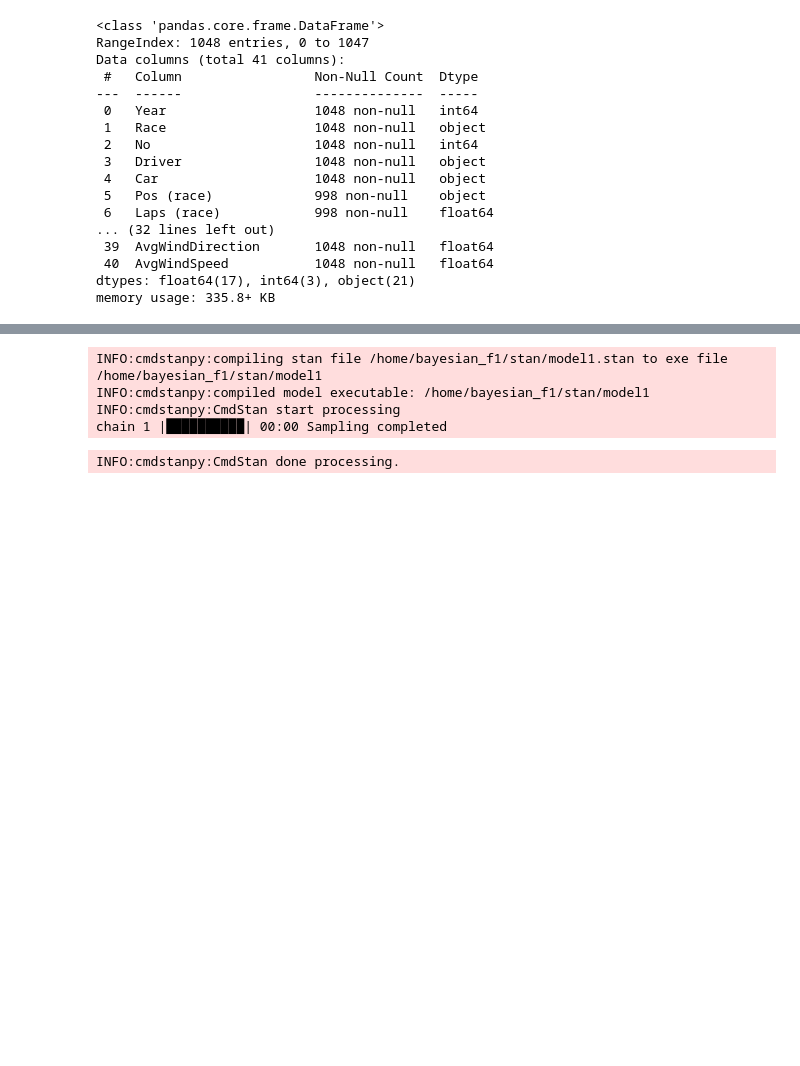
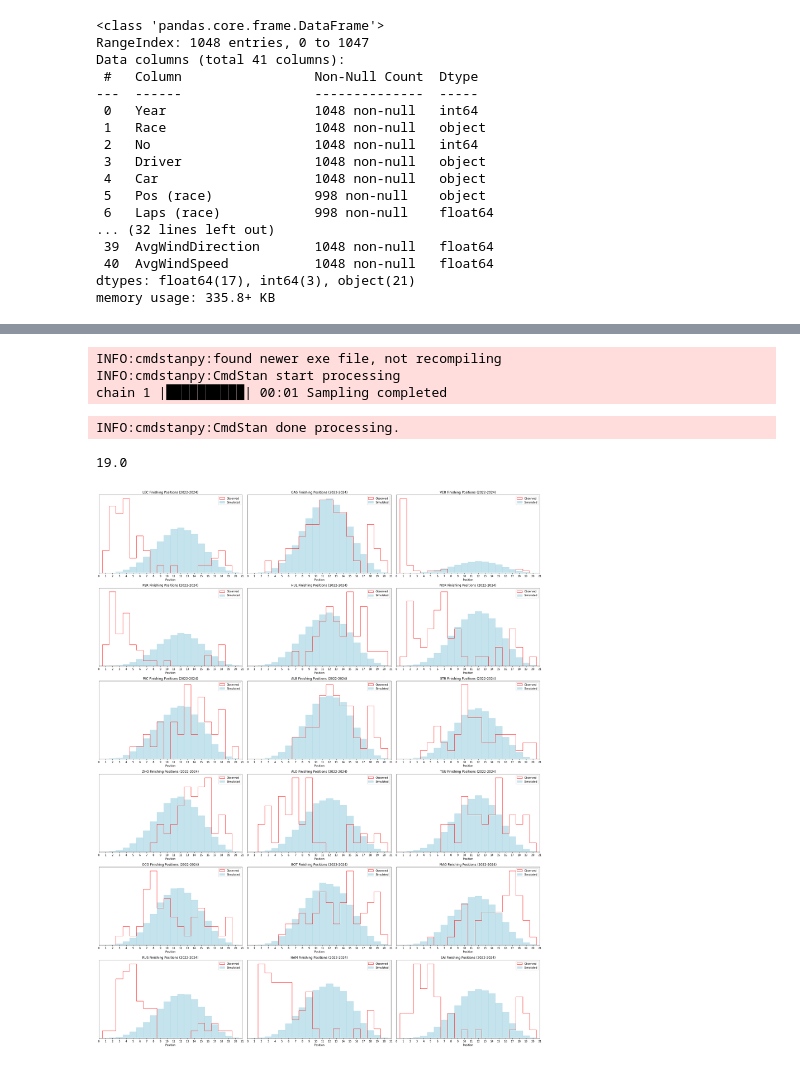
Before and after one commit to andrzejjnk/bayesian_f1, a Jupyter notebook: f1_project.ipynb, the cells around one changed output, grey strips where cells are left out. Cells and saved outputs as stored; diff of their text form; code cells hidden in the pictures; blank space fills up the shorter version.

Commit message:
First model added but working with low accuracy

```diff
--- a/f1_project.ipynb
+++ b/f1_project.ipynb
@@ -431,0 +514,62 @@ Overwriting stan/model1.stan
+# %%
+# Kompilacja modelu
+model = CmdStanModel(stan_file='stan/model1_posterior.stan')
+
+fit_posterior = model.sample(data=data_dict, iter_warmup=1, iter_sampling=1000, chains=1, seed=20052024)
+# %% [output]
+INFO:cmdstanpy:found newer exe file, not recompiling
+INFO:cmdstanpy:CmdStan start processing
+chain 1 |██████████| 00:01 Sampling completed
+INFO:cmdstanpy:CmdStan done processing.
+# %%
+df_posterior = fit_posterior.draws_pd()
+df_posterior.head(5)
+# print(f"min: {fit_posterior.stan_variable('y_hat').min()}")
+# print(f"max: {fit_posterior.stan_variable('y_hat').max()}")
+y_hat_stan = fit_posterior.stan_variable('y_hat')
+y_hat_stan.max()
+# %% [output]
+19.0
+# %%
+# Liczba wierszy i kolumn na wykresie
+n_rows, n_cols = 6, 3
+fig, axes = plt.subplots(n_rows, n_cols, figsize=(8*n_cols, 5*n_rows))
+
+# Zakres pozycji od 1 do 20
+n_bins = np.arange(22) - 0.5
+
+# Pobranie unikalnych nazw kierowców
+drivers_names = df['Name'].unique().tolist()
+
+# Iteracja po osiach wykresu
+for d_i, d_name in enumerate(drivers_names):
+    # Wybierz indeks kierowcy zgodnie z jego nazwą
+    d_lookup_i = df['Name'].eq(d_name)
+    # Wybierz dane dla danego kierowcy
+    results = df[d_lookup_i]
+
+    # Oblicz indeks wiersza i kolumny
+    row_idx = d_i // n_cols
+    col_idx = d_i % n_cols
+
+    # Histogram dla prawdziwych pozycji
+    axes[row_idx, col_idx].hist((results['Pos (race)']+1).tolist(), bins=n_bins, rwidth=1, histtype='step', color='red', edgecolor='red', density=True, label='Observed')
+
+    # Pobierz indeksy wyników dla danego kierowcy
+    results_idx = results.index
+    # Pobierz przewidywane pozycje dla tych indeksów z y_hat
+    simulated_positions = y_hat_stan[results_idx].flatten() + 1
+    # Histogram dla przewidywanych pozycji
+    axes[row_idx, col_idx].hist(simulated_positions, bins=n_bins, rwidth=1, color='lightblue', edgecolor='lightblue', density=True, label='Simulated', alpha=0.7)
+
+    axes[row_idx, col_idx].set_xticks(range(22))
+    axes[row_idx, col_idx].set_xlim([0, 21])
+    axes[row_idx, col_idx].set_yticks([])
+    axes[row_idx, col_idx].set_title(d_name.split()[-1] + ' Finishing Positions (2022-2024)')
+    axes[row_idx, col_idx].legend()
+    axes[row_idx, col_idx].set_xlabel('Position')
+
+fig.tight_layout()
+plt.show()
+# %% [output]
+[figure, added]
@@ -448,21 +621,3 @@ data_dict = {
     'driver_skills': driver_skills,
     'car_skills': car_skills
 }
-# %%
-# Kompilacja modelu
-model = CmdStanModel(stan_file='stan/model1.stan')
-
-# Dopasowanie modelu do danych
-qualifying_positions = df['Pos (qualifying)'].values
-R = 866
-fit = model.sample(data=data_dict, iter_warmup=1000, iter_sampling=R, fixed_param=True, chains=1, seed=20052024)
-# fit = model.sample(data={'N': R, 'qualifying_positions': qualifying_positions,}, iter_warmup=1000, iter_sampling=R, fixed_param=True, chains=1, seed=20052024)
-
-# Wyciągnięcie wygenerowanych danych z priorów
-# prior_y_rep = fit.stan_variable('race_position')
-# %% [output]
-INFO:cmdstanpy:compiling stan file /home/bayesian_f1/stan/model1.stan to exe file /home/bayesian_f1/stan/model1
-INFO:cmdstanpy:compiled model executable: /home/bayesian_f1/stan/model1
-INFO:cmdstanpy:CmdStan start processing
-chain 1 |██████████| 00:00 Sampling completed
-INFO:cmdstanpy:CmdStan done processing.
```
Also changed, not shown: parts of 27 cells of this notebook, 5 other files.
